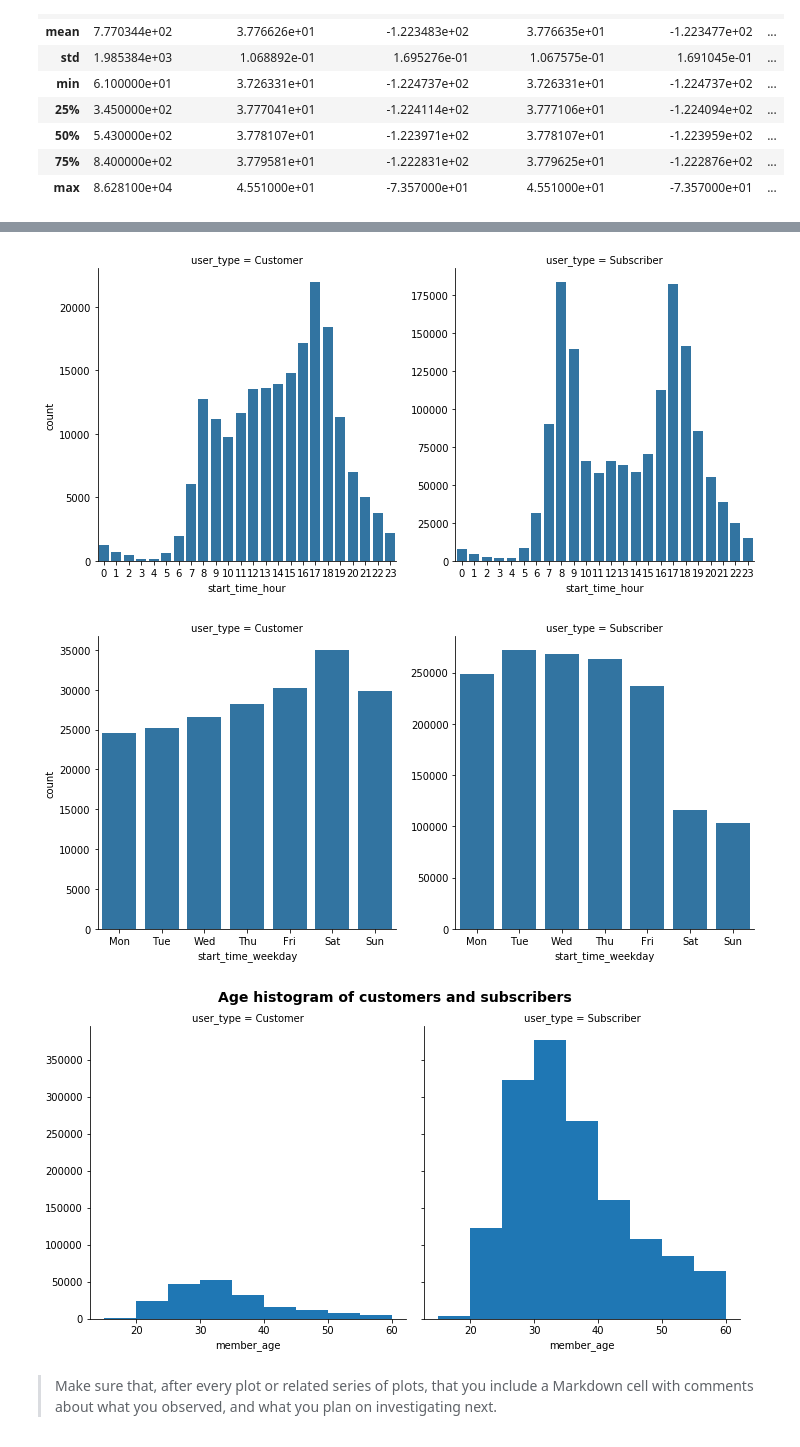
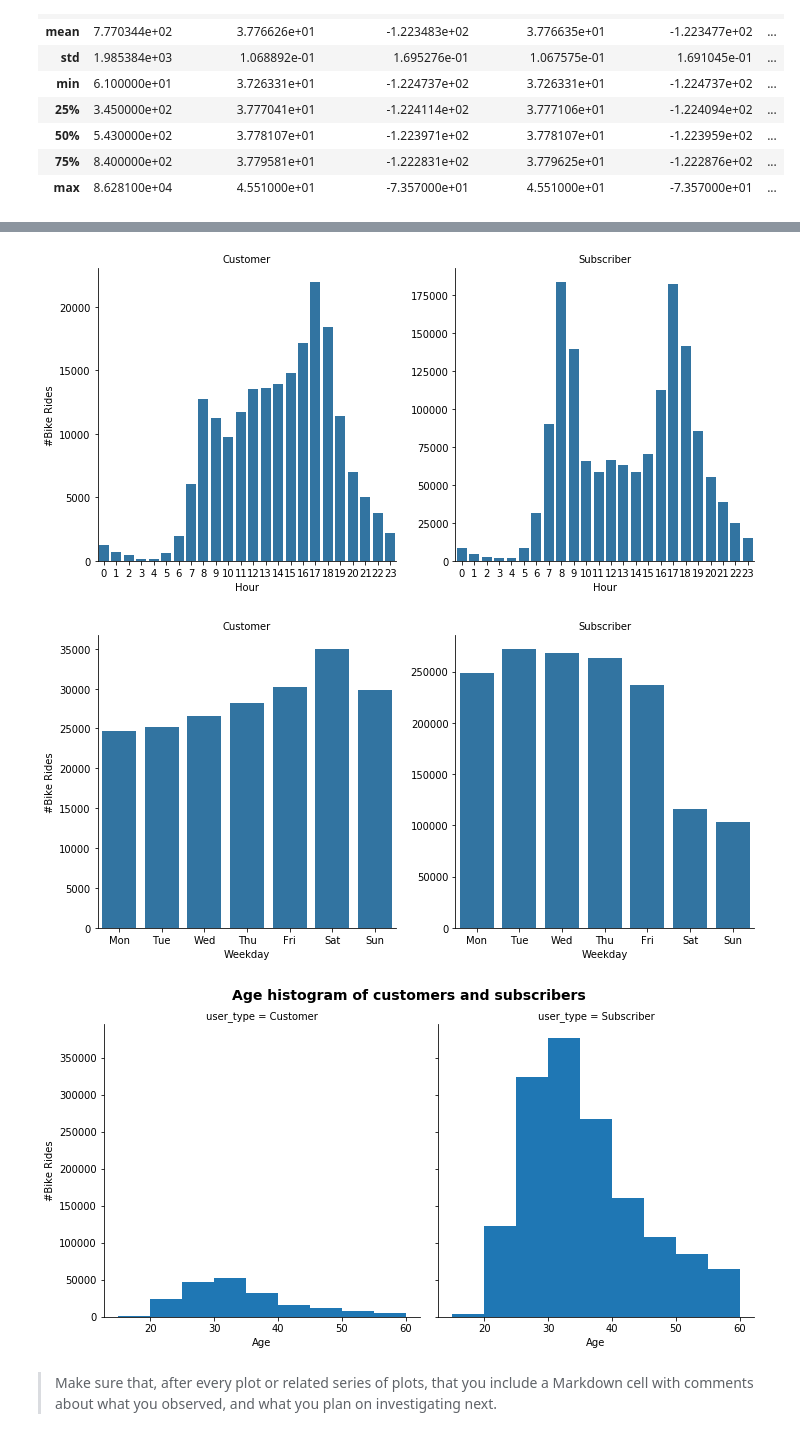
Before and after one commit to alexmathew95/DAND-Project_4, a Jupyter notebook: exploration.ipynb, the cells around one changed output, grey strips where cells are left out. Cells and saved outputs as stored; diff of their text form; code cells hidden in the pictures.

```diff
--- a/exploration.ipynb
+++ b/exploration.ipynb
@@ -371,27 +379,33 @@ sns.catplot(data=df_clean, x='start_time_month', col="user_type", kind='count',
 # %%
 # code for the hours with the highest bike usage
 
-sns.catplot(data=df_clean, x='start_time_hour', col="user_type", kind='count', sharey = False,
-            color = base_color);
+g = sns.catplot(data=df_clean, x='start_time_hour', col="user_type", kind='count', sharey = False,
+            color = base_color)
+g.set_axis_labels("Hour", "#Bike Rides")
+g.set_titles("{col_name}");
 # %% [output]
-[figure, old version]
+[figure, new version]
 # %%
 # code for the weekdays whenthe bike usage was the highest
 
 weekday = ['Mon', 'Tue', 'Wed', 'Thu', 'Fri', 'Sat', 'Sun']
-sns.catplot(data=df_clean, x='start_time_weekday', col="user_type", kind='count', sharey = False,
-            color = base_color, order = weekday);
+g = sns.catplot(data=df_clean, x='start_time_weekday', col="user_type", kind='count', sharey = False,
+            color = base_color, order = weekday)
+g.set_axis_labels("Weekday", "#Bike Rides")
+g.set_titles("{col_name}");
 # %% [output]
-[figure, old version]
+[figure, new version]
 # %%
 # code for the age distribution
 
 g = sns.FacetGrid(df_clean, col="user_type", margin_titles=True, size=5)
 bin_edges = np.arange(15, df_clean['member_age'].max()+5,5)
 g.map(plt.hist, "member_age", color=base_color, bins=bin_edges)
+g.set_axis_labels("Age", "#Bike Rides")
+g.set_titles("{col_name}")
 g.fig.suptitle('Age histogram of customers and subscribers', y=1.03, fontsize=14, fontweight='semibold');
 # %% [output]
-[figure, old version]
+[figure, new version]
 # %% [markdown]
 > Make sure that, after every plot or related series of plots, that you
 include a Markdown cell with comments about what you observed, and what
```
Also changed, not shown: parts of 3 cells of this notebook.
